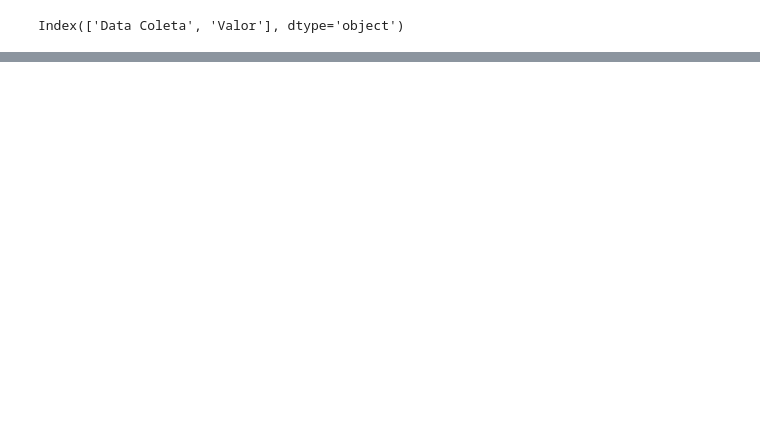
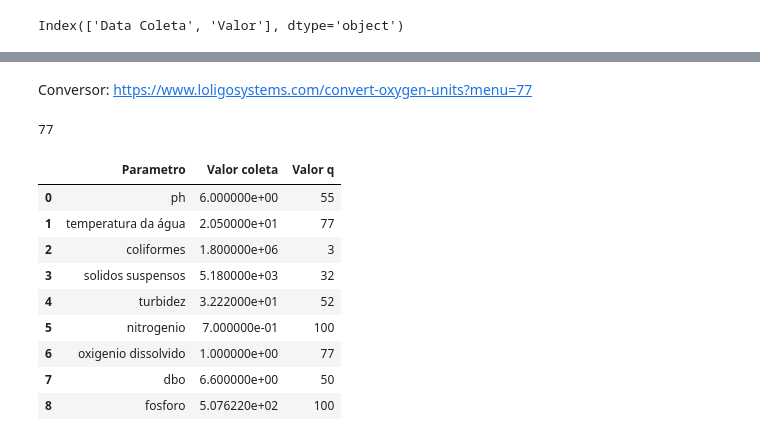
Before and after one commit to leonardodma/p3-qta, a Jupyter notebook: graficos.ipynb, the cells around one changed output, grey strips where cells are left out. Cells and saved outputs as stored; diff of their text form; code cells hidden in the pictures; blank space fills up the shorter version.

```diff
--- a/graficos.ipynb
+++ b/graficos.ipynb
@@ -64,10 +67,12 @@ def filtra_out(dados):
 coleta_data = '21/10/2021'
 coleta_ph = 6
 coleta_dbo = 6.6
-coleta_ox_dissolvido = 0
+coleta_ox_dissolvido = 1 #rever
 coleta_temp_agua = 20.5
 coleta_temp_ar = 22.7
 coleta_nitrogenio = 0.7
 coleta_turbidez = 32.22
 coleta_solidos_suspensos = 5180
-coleta_coliformes = 0
+coleta_fosforo = 507.6219512 #rever
+coleta_coliformes = 18*80*1.25*1000 #n pontos*80*1.25
+print(f"Coliformes - {coleta_coliformes}")
@@ -102,0 +134,2 @@ for k,v in variaveis.items():
+# %% [markdown]
+Conversor: https://www.loligosystems.com/convert-oxygen-units?menu=77
@@ -102,0 +151,22 @@ for k,v in variaveis.items():
+# %%
+q_ox_dissolvido
+# %% [output]
+77
+# %%
+dados_iqa = {'Parametro':['ph', 'temperatura da água','coliformes', 'solidos suspensos', 'turbidez', 'nitrogenio','oxigenio dissolvido','dbo', 'fosforo'],
+             'Valor coleta':[coleta_ph,coleta_temp_agua,coleta_coliformes,coleta_solidos_suspensos,coleta_turbidez,coleta_nitrogenio,coleta_ox_dissolvido, coleta_dbo, coleta_fosforo],
+             'Valor q':[q_ph,q_temp_agua,q_coliformes,q_solidos_suspensos,q_turbidez,q_nitrogenio,q_ox_dissolvido, q_dbo, q_fosforo]}
+df_iqa = pd.DataFrame(dados_iqa)
+# %%
+df_iqa
+# %% [output]
+|  | Parametro | Valor coleta | Valor q |
+| 0 | ph | 6.000000e+00 | 55 |
+| 1 | temperatura da água | 2.050000e+01 | 77 |
+| 2 | coliformes | 1.800000e+06 | 3 |
+| 3 | solidos suspensos | 5.180000e+03 | 32 |
+| 4 | turbidez | 3.222000e+01 | 52 |
+| 5 | nitrogenio | 7.000000e-01 | 100 |
+| 6 | oxigenio dissolvido | 1.000000e+00 | 77 |
+| 7 | dbo | 6.600000e+00 | 50 |
+| 8 | fosforo | 5.076220e+02 | 100 |
```
Also changed, not shown: parts of 10 cells of this notebook, 10 other files.
